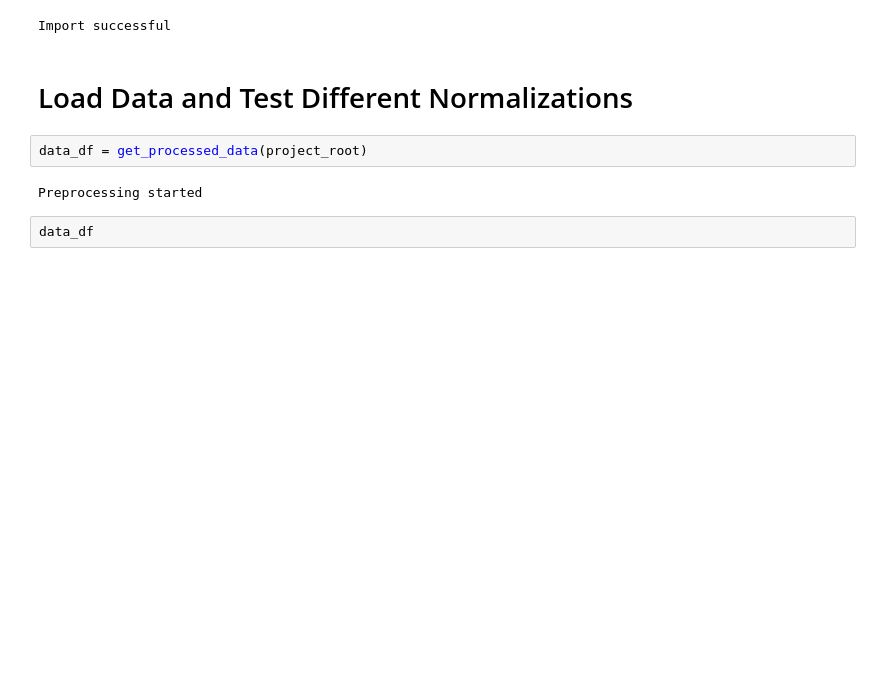
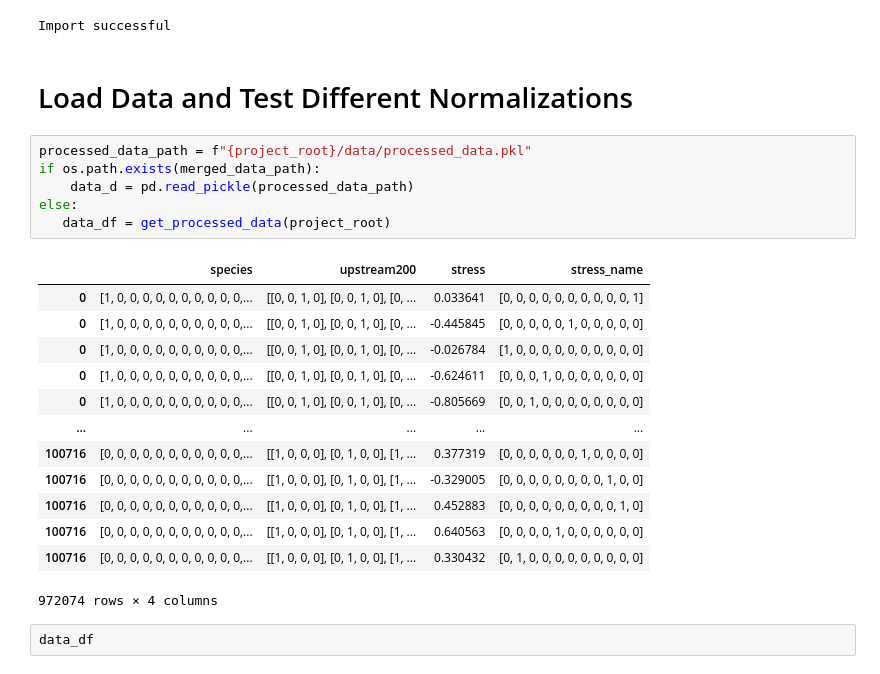
Before and after one commit to memetc/ML4RG_Group1, a Jupyter notebook: notebooks/model_development.ipynb, the cells around one changed output. Cells and saved outputs as stored; diff of their text form; blank space fills up the shorter version.

Commit message:
processed can be reached from the data cache

```diff
--- a/notebooks/model_development.ipynb
+++ b/notebooks/model_development.ipynb
@@ -33,10 +33,26 @@ except ImportError as e:
 Import successful
 # %% [markdown]
 # Load Data and Test Different Normalizations
-# %%
-data_df = get_processed_data(project_root)
-# %% [output]
-Preprocessing started
+# %%
+processed_data_path = f"{project_root}/data/processed_data.pkl"
+if os.path.exists(merged_data_path):
+    data_d = pd.read_pickle(processed_data_path)
+else:
+   data_df = get_processed_data(project_root)
+# %% [output]
+|  | species | upstream200 | stress | stress_name |
+| 0 | [1, 0, 0, 0, 0, 0, 0, 0, 0, 0, 0,... | [[0, 0, 1, 0], [0, 0, 1, 0], [0, ... | 0.033641 | [0, 0, 0, 0, 0, 0, 0, 0, 0, 0, 1] |
+| 0 | [1, 0, 0, 0, 0, 0, 0, 0, 0, 0, 0,... | [[0, 0, 1, 0], [0, 0, 1, 0], [0, ... | -0.445845 | [0, 0, 0, 0, 0, 1, 0, 0, 0, 0, 0] |
+| 0 | [1, 0, 0, 0, 0, 0, 0, 0, 0, 0, 0,... | [[0, 0, 1, 0], [0, 0, 1, 0], [0, ... | -0.026784 | [1, 0, 0, 0, 0, 0, 0, 0, 0, 0, 0] |
+| 0 | [1, 0, 0, 0, 0, 0, 0, 0, 0, 0, 0,... | [[0, 0, 1, 0], [0, 0, 1, 0], [0, ... | -0.624611 | [0, 0, 0, 1, 0, 0, 0, 0, 0, 0, 0] |
+| 0 | [1, 0, 0, 0, 0, 0, 0, 0, 0, 0, 0,... | [[0, 0, 1, 0], [0, 0, 1, 0], [0, ... | -0.805669 | [0, 0, 1, 0, 0, 0, 0, 0, 0, 0, 0] |
+| ... | ... | ... | ... | ... |
+| 100716 | [0, 0, 0, 0, 0, 0, 0, 0, 0, 0, 0,... | [[1, 0, 0, 0], [0, 1, 0, 0], [1, ... | 0.377319 | [0, 0, 0, 0, 0, 0, 1, 0, 0, 0, 0] |
+| 100716 | [0, 0, 0, 0, 0, 0, 0, 0, 0, 0, 0,... | [[1, 0, 0, 0], [0, 1, 0, 0], [1, ... | -0.329005 | [0, 0, 0, 0, 0, 0, 0, 0, 1, 0, 0] |
+| 100716 | [0, 0, 0, 0, 0, 0, 0, 0, 0, 0, 0,... | [[1, 0, 0, 0], [0, 1, 0, 0], [1, ... | 0.452883 | [0, 0, 0, 0, 0, 0, 0, 0, 0, 1, 0] |
+| 100716 | [0, 0, 0, 0, 0, 0, 0, 0, 0, 0, 0,... | [[1, 0, 0, 0], [0, 1, 0, 0], [1, ... | 0.640563 | [0, 0, 0, 0, 1, 0, 0, 0, 0, 0, 0] |
+| 100716 | [0, 0, 0, 0, 0, 0, 0, 0, 0, 0, 0,... | [[1, 0, 0, 0], [0, 1, 0, 0], [1, ... | 0.330432 | [0, 1, 0, 0, 0, 0, 0, 0, 0, 0, 0] |
+972074 rows × 4 columns
 # %%
 data_df
 # %% [output]
```
